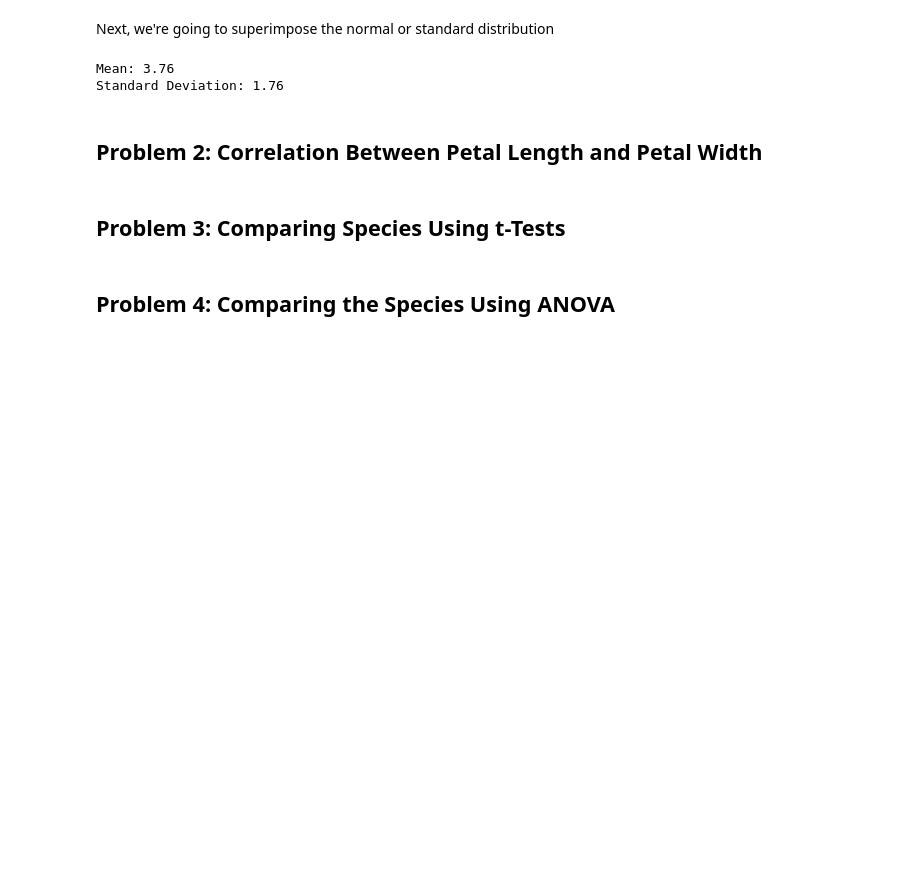
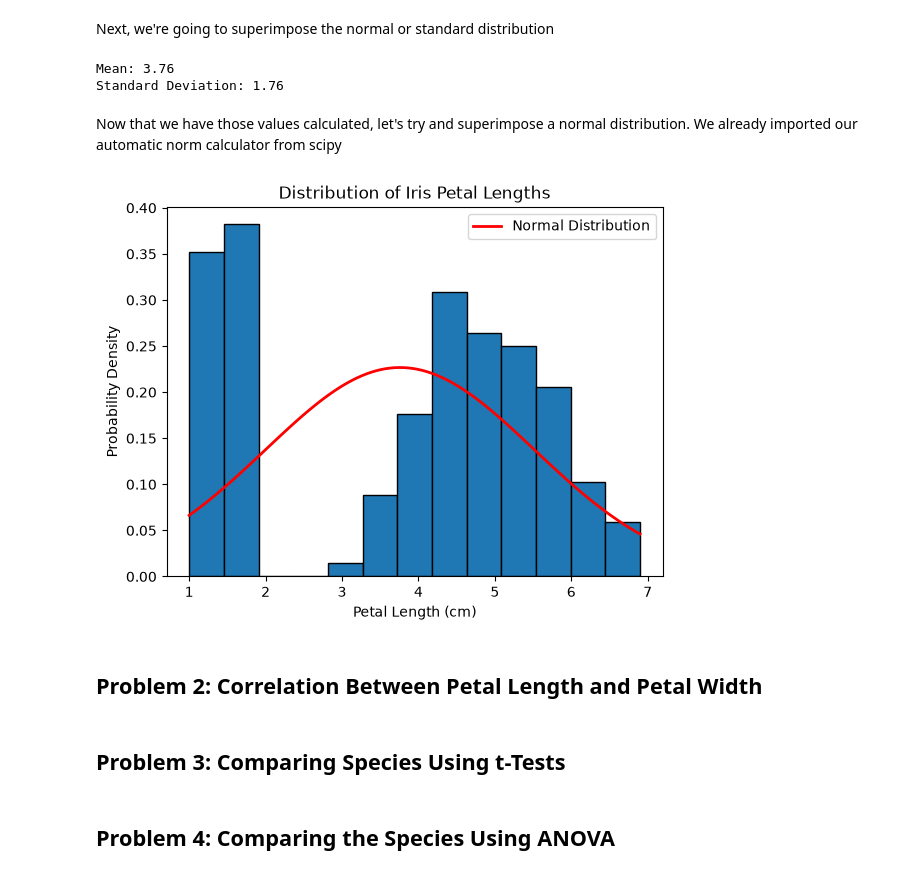
Before and after one commit to LoicBagnoud/applied-statistics, a Jupyter notebook: problems.ipynb, the cells around one changed output. Saved outputs shown, nothing was run; the diff lists cells and outputs as text; code cells hidden in the pictures; blank space fills up the shorter version.

Commit message:
Superimposed Normal Dist.

```diff
--- a/problems.ipynb
+++ b/problems.ipynb
@@ -88,6 +91,34 @@ print(f"Standard Deviation: {standard_deviation:.2f}")
 # %% [output]
 Mean: 3.76
 Standard Deviation: 1.76
+# %% [markdown]
+Now that we have those values calculated, let's try and superimpose a normal distribution. We already imported our automatic norm calculator from scipy
+# %%
+
+# We first create values as needed as per the scipy documentation.
+x = np.linspace(petal_length.min(), petal_length.max(), 100)
+
+# This calculates the normal distribution with the values we already from before.
+y = norm.pdf(x, mean, standard_deviation)
+
+# We plot the histogram
+plt.hist(petal_length, bins=bin_edges, density=True, edgecolor='black')
+
+# And then superimpose the normal curve
+plt.plot(x, y, color='red', linewidth=2, label='Normal Distribution')
+
+plt.xlabel('Petal Length (cm)')
+plt.ylabel('Probability Density')
+plt.title('Distribution of Iris Petal Lengths')
+plt.legend()
+
+plt.show()
+
+# References
+# https://docs.scipy.org/doc/scipy-1.18.0/reference/generated/scipy.stats.norm.html#scipy.stats.norm - Calculates the normal distribution automatically.
+# https://stackoverflow.com/a/10138381 - Retrieved 2026-11-05, License - CC BY-SA 4.0 - Where I found the Norm function
+# %% [output]
+[figure, added]
 # %% [markdown]
 ## Problem 2: Correlation Between Petal Length and Petal Width
 # %% [markdown]
```
Also changed, not shown: parts of 2 cells of this notebook.
